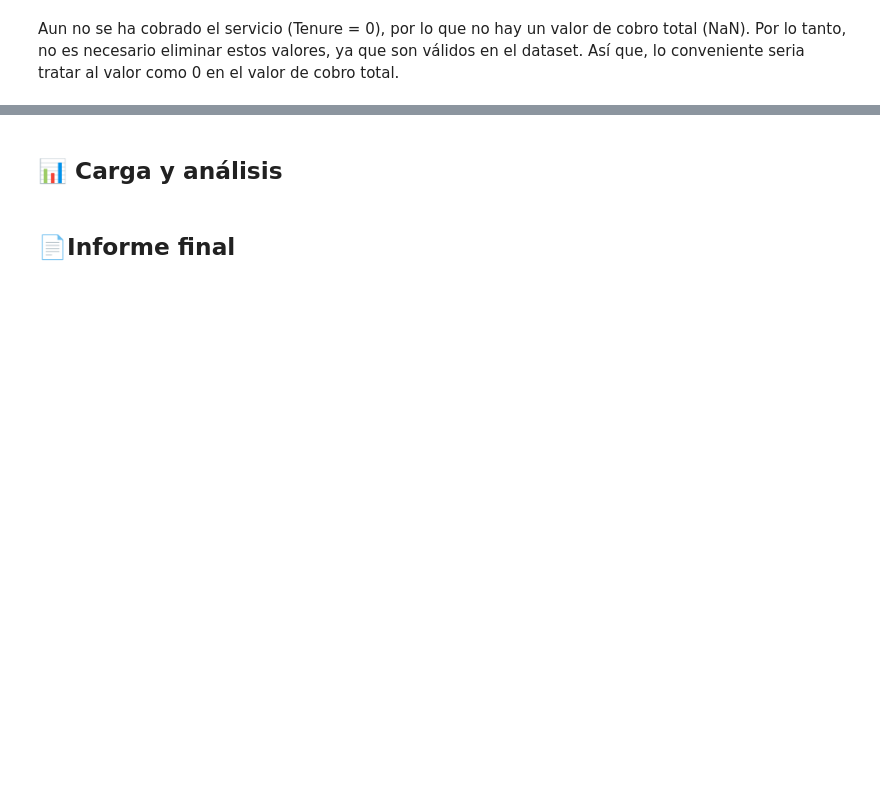
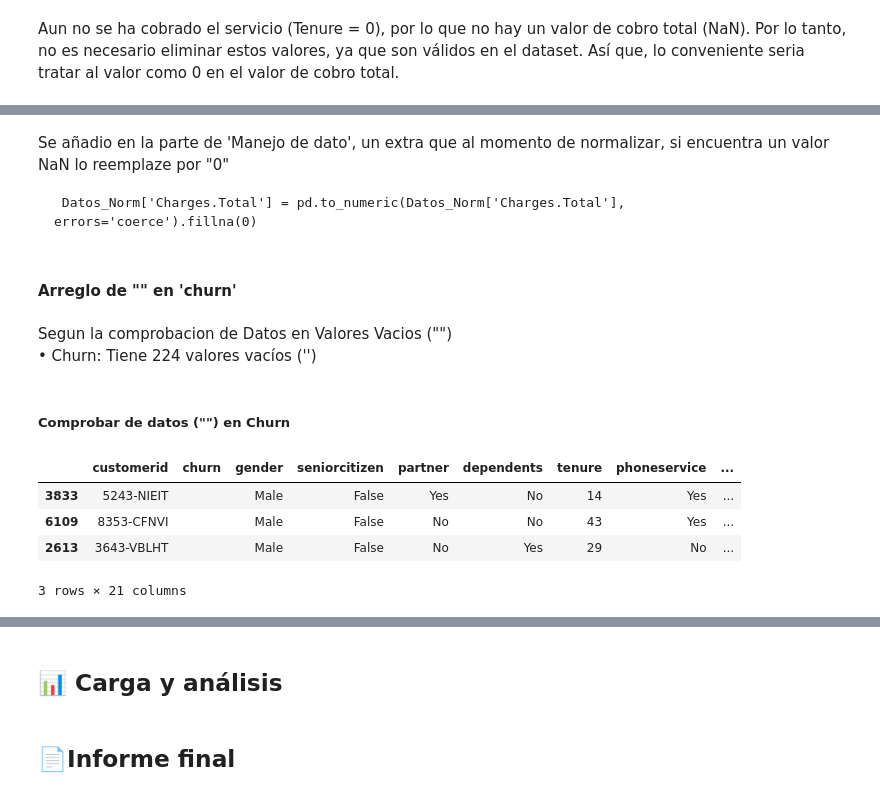
Before and after one commit to MigXDev/CS_Datos_I_DESAFIO_2, a Jupyter notebook: challenge2-data-science-LATAM-main/TelecomX_LATAM.ipynb, the cells around one changed output, grey strips where cells are left out. Drawn from its saved outputs; the diff is of its cells as text; code cells hidden in the pictures; blank space fills up the shorter version.

Commit message:
Busqueda de criterios para asignar Churn

````diff
--- a/challenge2-data-science-LATAM-main/TelecomX_LATAM.ipynb
+++ b/challenge2-data-science-LATAM-main/TelecomX_LATAM.ipynb
@@ -522,0 +508,21 @@ Así que, lo conveniente seria tratar al valor como 0 en el valor de cobro total
+# %% [markdown]
+Se añadio en la parte de 'Manejo de dato', un extra que al momento de normalizar, si encuentra un valor NaN lo reemplaze por "0"
+
+```
+ Datos_Norm['Charges.Total'] = pd.to_numeric(Datos_Norm['Charges.Total'], errors='coerce').fillna(0)
+```
+# %% [markdown]
+#### Arreglo de "" en 'churn'
+# %% [markdown]
+Segun la comprobacion de Datos en Valores Vacios ("")<br>• Churn: Tiene 224 valores vacíos ('')
+# %% [markdown]
+##### Comprobar de datos ("") en Churn
+# %%
+Churn_a = Datos_Norm[Datos_Norm['churn'] == '']
+Churn_a.sample(3)
+# %% [output]
+|  | customerid | churn | gender | seniorcitizen | partner | dependents | tenure | phoneservice | ... |
+| 3833 | 5243-NIEIT |  | Male | False | Yes | No | 14 | Yes | ... |
+| 6109 | 8353-CFNVI |  | Male | False | No | No | 43 | Yes | ... |
+| 2613 | 3643-VBLHT |  | Male | False | No | Yes | 29 | No | ... |
+3 rows × 21 columns
````
Also changed, not shown: parts of 13 cells of this notebook, 1 other file.
